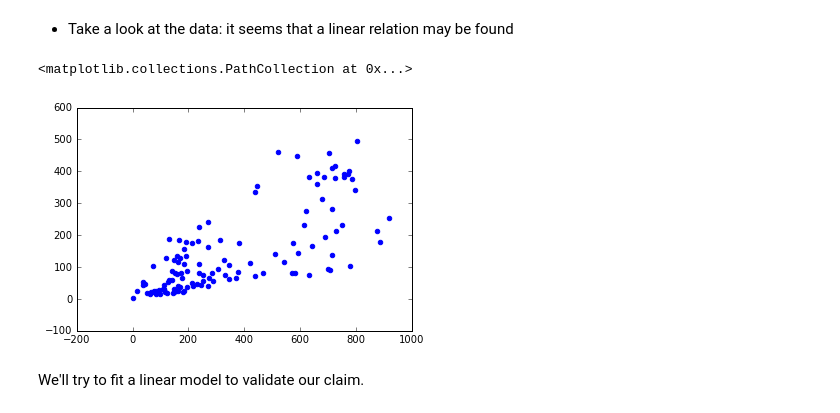
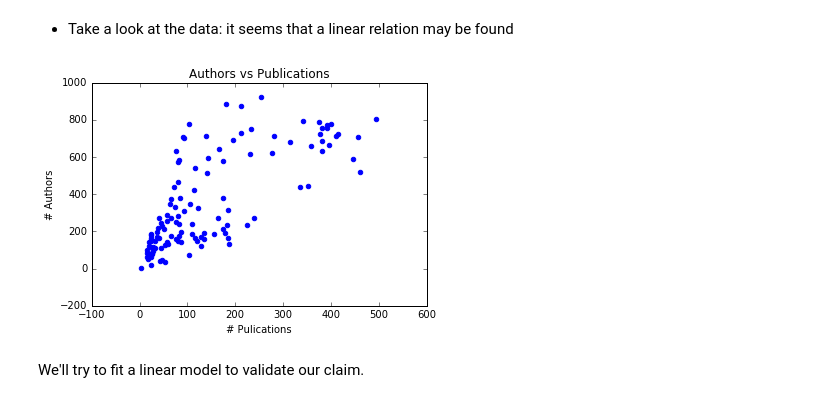
Before and after one commit to CriMenghini/modERN, a Jupyter notebook: modERN.ipynb, the cells around one changed output. Saved outputs shown, nothing was run; the diff lists cells and outputs as text; code cells hidden in the pictures.

```diff
--- a/modERN.ipynb
+++ b/modERN.ipynb
@@ -492,14 +491,13 @@ df = pd.DataFrame(ratio_productivity, columns=['Publications', 'Authors'])
 # %%
 plt.scatter(df['Authors'], df['Publications'], marker='o', color='b')
 plt.ylabel('# Authors')
 plt.xlabel('# Pulications')
 plt.title("Authors vs Publications")
-plt.xticks(ind, np.arange(1993,2016), rotation = 45)
-plt.yticks(np.arange(0, 1, 0.1))
+#plt.xticks(ind, np.arange(1993,2016), rotation = 45)
+#plt.yticks(np.arange(0, 1, 0.1))
 plt.savefig('school_activity_scaled.png', dpi=100)
 # %% [output]
-<matplotlib.collections.PathCollection at 0x...>
-[figure, old version]
+[figure, new version]
 # %% [markdown]
 We'll try to fit a linear model to validate our claim.
 # %%
```
Also changed, not shown: parts of 34 cells of this notebook, 2 other files.
